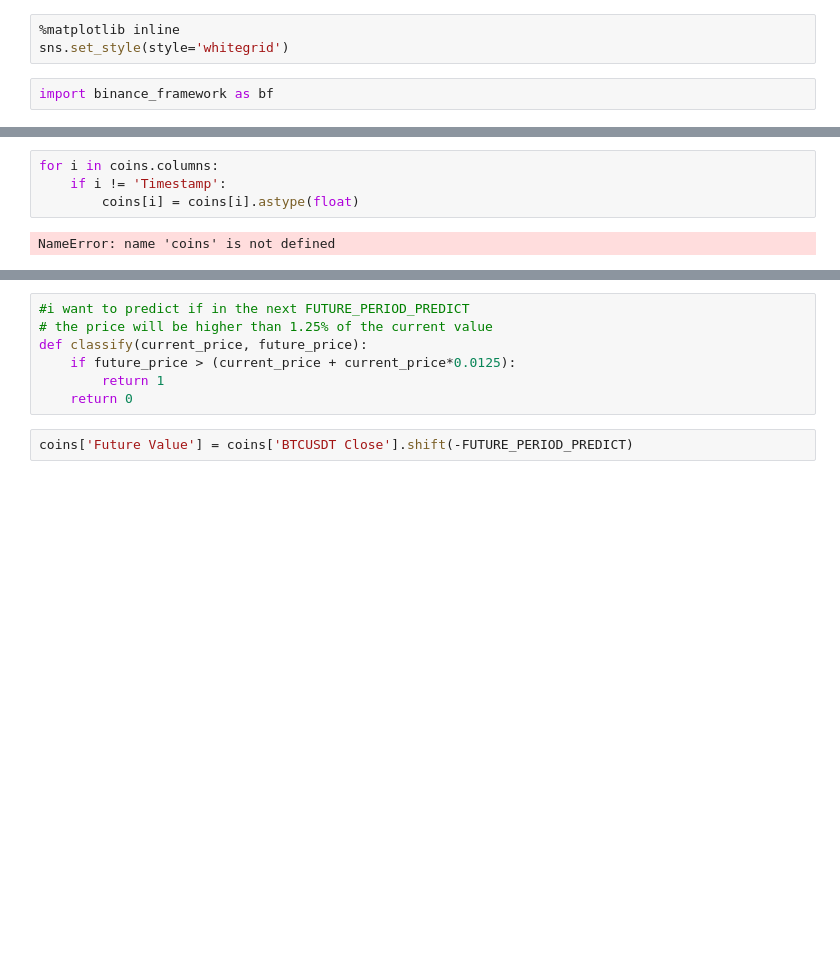
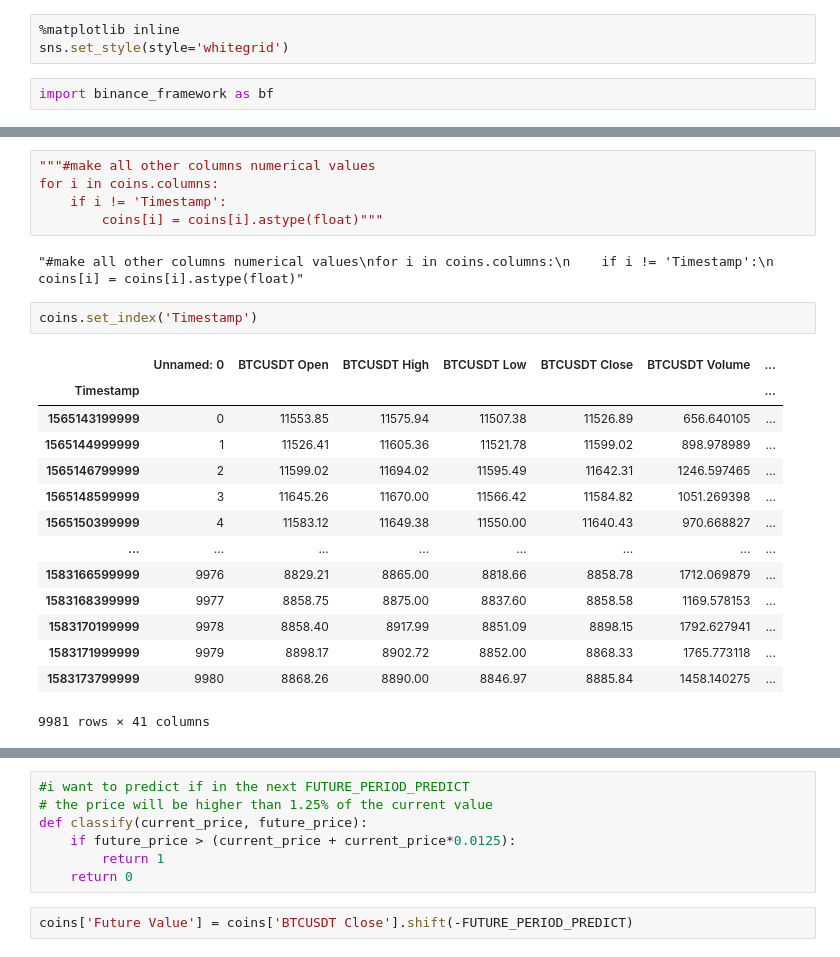
Before and after one commit to OhGreat/CryptoPredictor, a Jupyter notebook: prediction_model.ipynb, the cells around one changed output, grey strips where cells are left out. Saved outputs shown, nothing was run; the diff lists cells and outputs as text; blank space fills up the shorter version.

```diff
--- a/prediction_model.ipynb
+++ b/prediction_model.ipynb
@@ -94,6 +60,24 @@ NameError: name 'coins' is not defined
 # %%
+"""#make all other columns numerical values
 for i in coins.columns:
     if i != 'Timestamp':
-        coins[i] = coins[i].astype(float)
+        coins[i] = coins[i].astype(float)"""
 # %% [output]
-NameError: name 'coins' is not defined
+"#make all other columns numerical values\nfor i in coins.columns:\n    if i != 'Timestamp':\n        coins[i] = coins[i].astype(float)"
+# %%
+coins.set_index('Timestamp')
+# %% [output]
+|  | Unnamed: 0 | BTCUSDT Open | BTCUSDT High | BTCUSDT Low | BTCUSDT Close | BTCUSDT Volume | ... |
+| Timestamp |  |  |  |  |  |  | ... |
+| 1565143199999 | 0 | 11553.85 | 11575.94 | 11507.38 | 11526.89 | 656.640105 | ... |
+| 1565144999999 | 1 | 11526.41 | 11605.36 | 11521.78 | 11599.02 | 898.978989 | ... |
+| 1565146799999 | 2 | 11599.02 | 11694.02 | 11595.49 | 11642.31 | 1246.597465 | ... |
+| 1565148599999 | 3 | 11645.26 | 11670.00 | 11566.42 | 11584.82 | 1051.269398 | ... |
+| 1565150399999 | 4 | 11583.12 | 11649.38 | 11550.00 | 11640.43 | 970.668827 | ... |
+| ... | ... | ... | ... | ... | ... | ... | ... |
+| 1583166599999 | 9976 | 8829.21 | 8865.00 | 8818.66 | 8858.78 | 1712.069879 | ... |
+| 1583168399999 | 9977 | 8858.75 | 8875.00 | 8837.60 | 8858.58 | 1169.578153 | ... |
+| 1583170199999 | 9978 | 8858.40 | 8917.99 | 8851.09 | 8898.15 | 1792.627941 | ... |
+| 1583171999999 | 9979 | 8898.17 | 8902.72 | 8852.00 | 8868.33 | 1765.773118 | ... |
+| 1583173799999 | 9980 | 8868.26 | 8890.00 | 8846.97 | 8885.84 | 1458.140275 | ... |
+9981 rows × 41 columns
```
Also changed, not shown: parts of 27 cells of this notebook, 6 other files.
